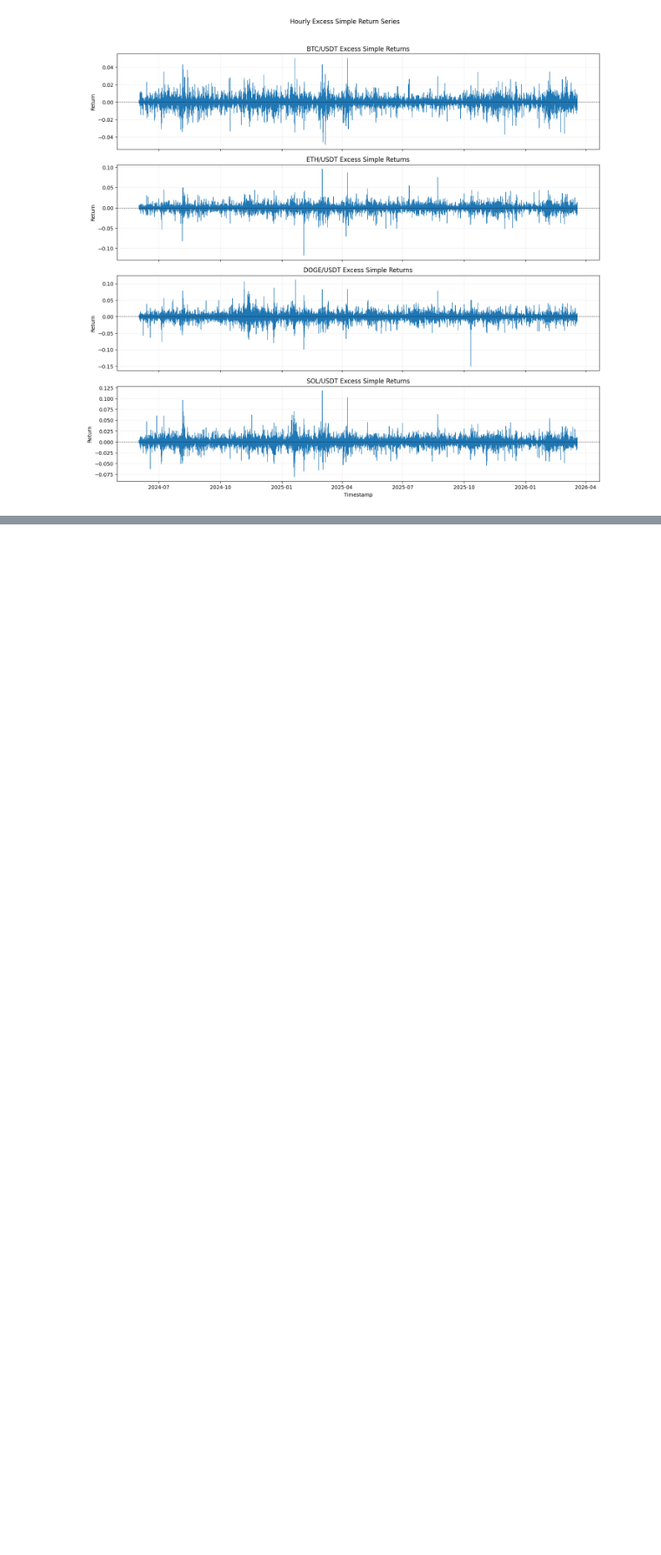
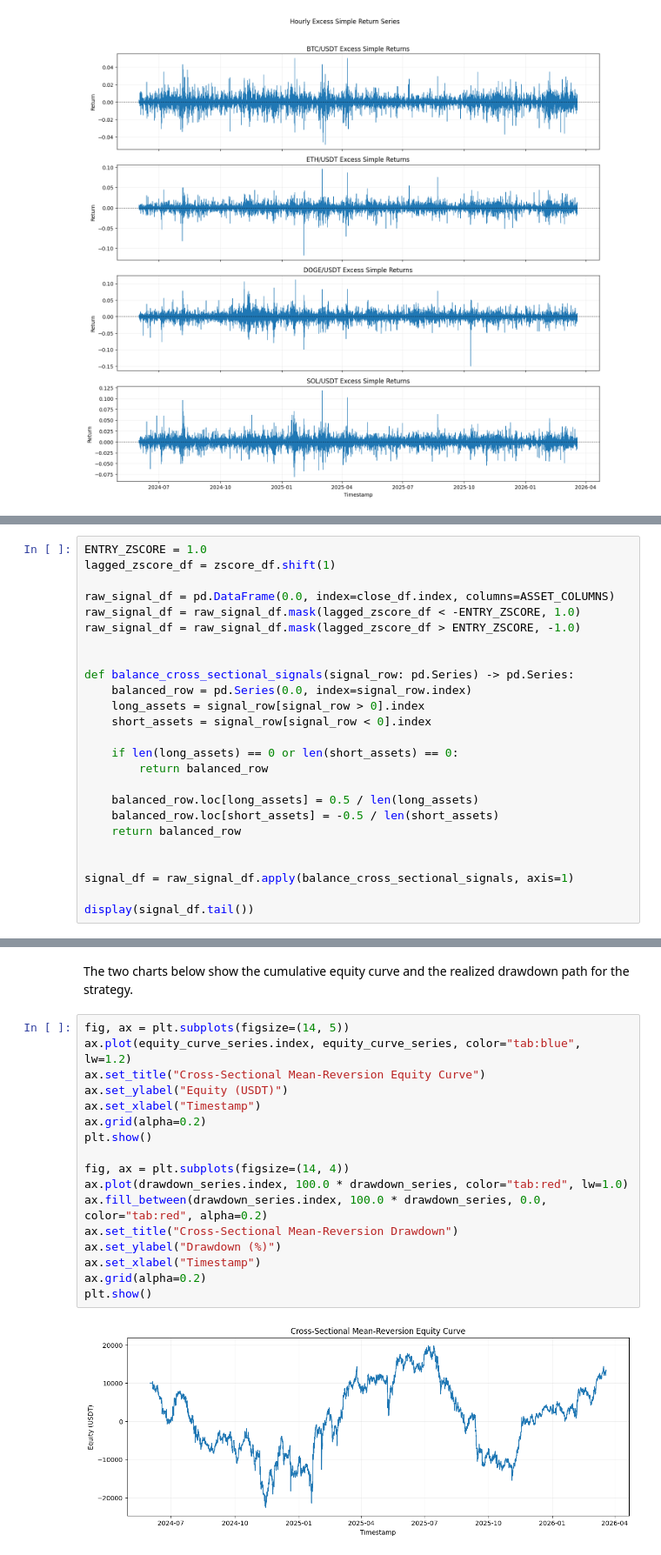
Before and after one commit to PeterLP123/Algo-Trading-Project, a Jupyter notebook: strategy.ipynb, the cells around one changed output, grey strips where cells are left out. Shown at 87% size. Cells and saved outputs as stored; diff of their text form; blank space fills up the shorter version.

```diff
--- a/strategy.ipynb
+++ b/strategy.ipynb
@@ -325,0 +556,25 @@ plt.show()
+# %%
+ENTRY_ZSCORE = 1.0
+lagged_zscore_df = zscore_df.shift(1)
+
+raw_signal_df = pd.DataFrame(0.0, index=close_df.index, columns=ASSET_COLUMNS)
+raw_signal_df = raw_signal_df.mask(lagged_zscore_df < -ENTRY_ZSCORE, 1.0)
+raw_signal_df = raw_signal_df.mask(lagged_zscore_df > ENTRY_ZSCORE, -1.0)
+
+
+def balance_cross_sectional_signals(signal_row: pd.Series) -> pd.Series:
+    balanced_row = pd.Series(0.0, index=signal_row.index)
+    long_assets = signal_row[signal_row > 0].index
+    short_assets = signal_row[signal_row < 0].index
+
+    if len(long_assets) == 0 or len(short_assets) == 0:
+        return balanced_row
+
+    balanced_row.loc[long_assets] = 0.5 / len(long_assets)
+    balanced_row.loc[short_assets] = -0.5 / len(short_assets)
+    return balanced_row
+
+
+signal_df = raw_signal_df.apply(balance_cross_sectional_signals, axis=1)
+
+display(signal_df.tail())
@@ -325,0 +779,21 @@ plt.show()
+# %% [markdown]
+The two charts below show the cumulative equity curve and the realized drawdown path for the strategy.
+# %%
+fig, ax = plt.subplots(figsize=(14, 5))
+ax.plot(equity_curve_series.index, equity_curve_series, color="tab:blue", lw=1.2)
+ax.set_title("Cross-Sectional Mean-Reversion Equity Curve")
+ax.set_ylabel("Equity (USDT)")
+ax.set_xlabel("Timestamp")
+ax.grid(alpha=0.2)
+plt.show()
+
+fig, ax = plt.subplots(figsize=(14, 4))
+ax.plot(drawdown_series.index, 100.0 * drawdown_series, color="tab:red", lw=1.0)
+ax.fill_between(drawdown_series.index, 100.0 * drawdown_series, 0.0, color="tab:red", alpha=0.2)
+ax.set_title("Cross-Sectional Mean-Reversion Drawdown")
+ax.set_ylabel("Drawdown (%)")
+ax.set_xlabel("Timestamp")
+ax.grid(alpha=0.2)
+plt.show()
+# %% [output]
+[figure, added]
```
Also changed, not shown: parts of 21 cells of this notebook, 1 other file.
